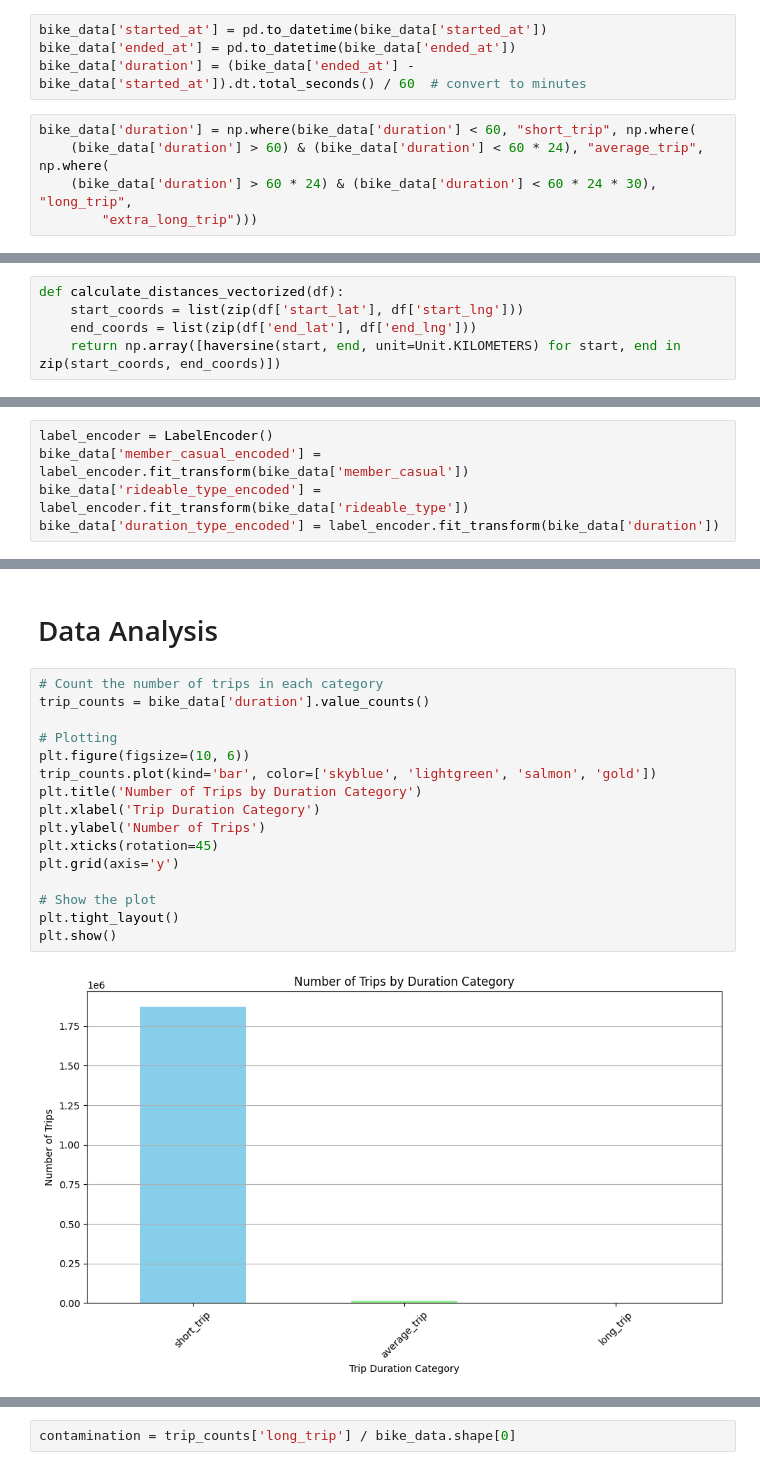
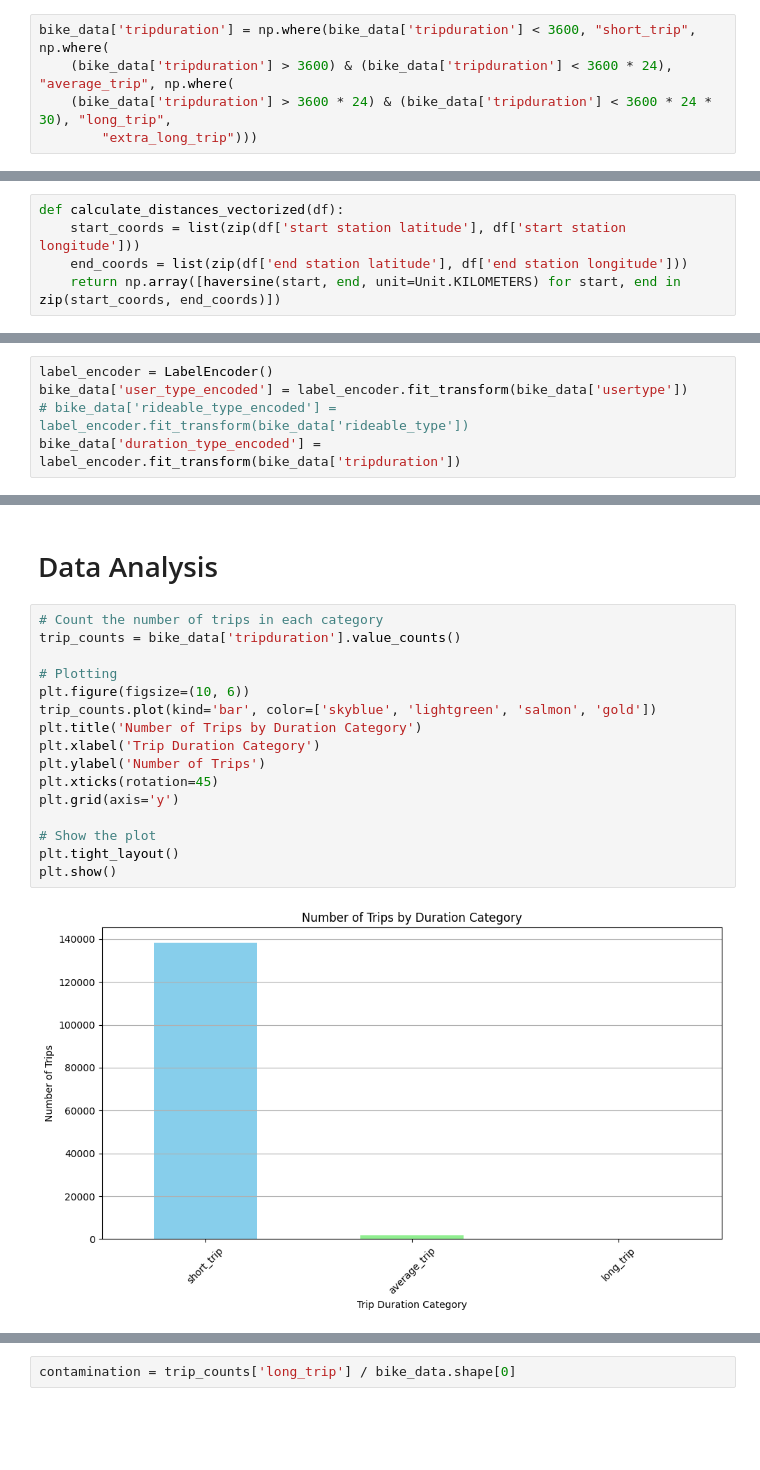
Before and after one commit to elnurisg/anomaly_detection_for_shared_mobility, a Jupyter notebook: data_inspection.ipynb, the cells around one changed output, grey strips where cells are left out. Cells and saved outputs as stored; diff of their text form; blank space fills up the shorter version.

Commit message:
Change the experiment data one of 2023 January

```diff
--- a/data_inspection.ipynb
+++ b/data_inspection.ipynb
@@ -76,18 +70,14 @@ bike_data = bike_data.dropna(subset=['end_lat', 'end_lng'])
-# %%
-bike_data['started_at'] = pd.to_datetime(bike_data['started_at'])
-bike_data['ended_at'] = pd.to_datetime(bike_data['ended_at'])
-bike_data['duration'] = (bike_data['ended_at'] - bike_data['started_at']).dt.total_seconds() / 60  # convert to minutes
 # %%
-bike_data['duration'] = np.where(bike_data['duration'] < 60, "short_trip", np.where(
-    (bike_data['duration'] > 60) & (bike_data['duration'] < 60 * 24), "average_trip", np.where(
-    (bike_data['duration'] > 60 * 24) & (bike_data['duration'] < 60 * 24 * 30), "long_trip",
+bike_data['tripduration'] = np.where(bike_data['tripduration'] < 3600, "short_trip", np.where(
+    (bike_data['tripduration'] > 3600) & (bike_data['tripduration'] < 3600 * 24), "average_trip", np.where(
+    (bike_data['tripduration'] > 3600 * 24) & (bike_data['tripduration'] < 3600 * 24 * 30), "long_trip",
         "extra_long_trip")))
 # %% [markdown]
 ## Calculate Distance (in kilometers)
 # %%
 def calculate_distances_vectorized(df):
-    start_coords = list(zip(df['start_lat'], df['start_lng']))
-    end_coords = list(zip(df['end_lat'], df['end_lng']))
+    start_coords = list(zip(df['start station latitude'], df['start station longitude']))
+    end_coords = list(zip(df['end station latitude'], df['end station longitude']))
     return np.array([haversine(start, end, unit=Unit.KILOMETERS) for start, end in zip(start_coords, end_coords)])
 # %%
 bike_data['distance'] = calculate_distances_vectorized(bike_data)
@@ -95,9 +85,9 @@ bike_data['distance'] = calculate_distances_vectorized(bike_data)
 ## Encode the 'member_casual', 'rideable_type', 'duration' column
 # %%
 label_encoder = LabelEncoder()
-bike_data['member_casual_encoded'] = label_encoder.fit_transform(bike_data['member_casual'])
-bike_data['rideable_type_encoded'] = label_encoder.fit_transform(bike_data['rideable_type'])
-bike_data['duration_type_encoded'] = label_encoder.fit_transform(bike_data['duration'])
+bike_data['user_type_encoded'] = label_encoder.fit_transform(bike_data['usertype'])
+# bike_data['rideable_type_encoded'] = label_encoder.fit_transform(bike_data['rideable_type'])
+bike_data['duration_type_encoded'] = label_encoder.fit_transform(bike_data['tripduration'])
 # %% [markdown]
 ## Select relevant features
 # %%
@@ -110,22 +101,22 @@ X = bike_data[features]
 # Data Analysis
 # %%
 # Count the number of trips in each category
-trip_counts = bike_data['duration'].value_counts()
+trip_counts = bike_data['tripduration'].value_counts()
 
 # Plotting
 plt.figure(figsize=(10, 6))
 trip_counts.plot(kind='bar', color=['skyblue', 'lightgreen', 'salmon', 'gold'])
 plt.title('Number of Trips by Duration Category')
 plt.xlabel('Trip Duration Category')
 plt.ylabel('Number of Trips')
 plt.xticks(rotation=45)
 plt.grid(axis='y')
 
 # Show the plot
 plt.tight_layout()
 plt.show()
 # %% [output]
-[figure, old version]
+[figure, new version]
 # %%
 trip_counts
 # %% [output]
```
Also changed, not shown: parts of 15 cells of this notebook.
